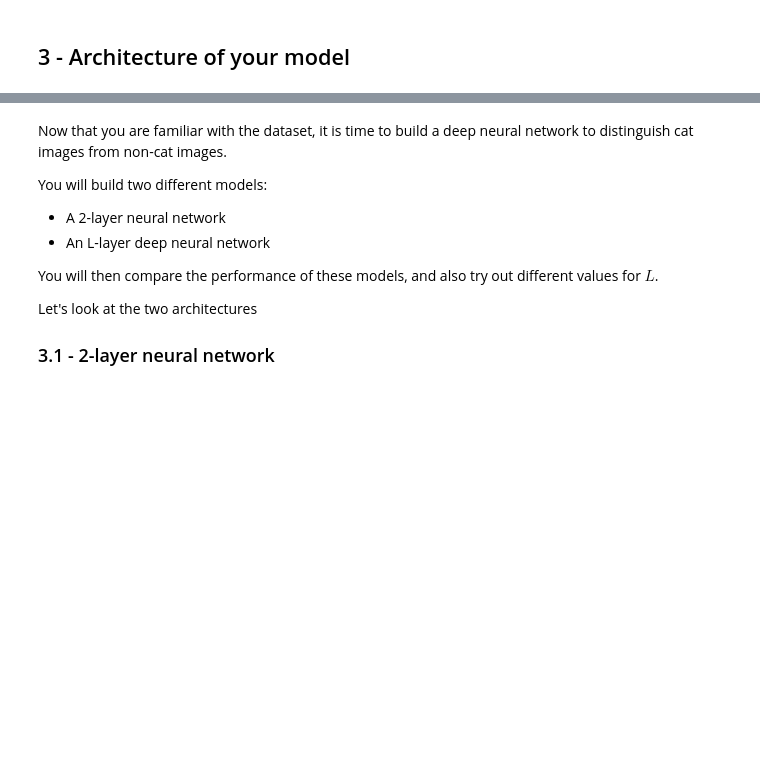
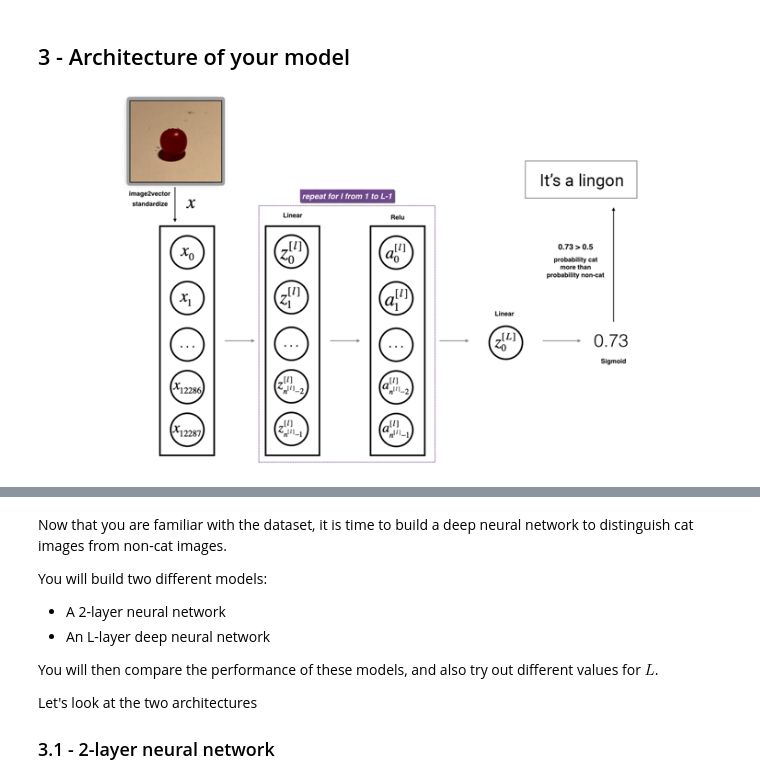
Before and after one commit to tomaslindstrom/Lingon_Deep_NN, a Jupyter notebook: Lingon- Deep Neural Network -HDF5.ipynb, the cells around one changed output, grey strips where cells are left out. Cells and saved outputs as stored; diff of their text form; code cells hidden in the pictures; blank space fills up the shorter version.

Commit message:
Update Lingon- Deep Neural Network -HDF5.ipynb
Updated with imgages.

```diff
--- a/Lingon- Deep Neural Network -HDF5.ipynb
+++ b/Lingon- Deep Neural Network -HDF5.ipynb
@@ -252,6 +252,14 @@ test_x's shape: (12288, 52)
 $12,288$ equals $64 \times 64 \times 3$ which is the size of one reshaped image vector.
 # %% [markdown]
 ## 3 - Architecture of your model
+# %%
+#Only execute to display image in GIT
+im_LlayerNN_kiank_lingon = Image.open("images/LlayerNN_kiank_lingon.png")
+size = 750, 450
+im_LlayerNN_kiank_lingon.thumbnail(size)
+display(im_LlayerNN_kiank_lingon)
+# %% [output]
+[figure, added]
 # %% [markdown]
 <img src="images/LlayerNN_kiank_lingon.png" style="width:850px;height:400px;">
 <caption><center> <u>Figure 3</u>: L-layer neural network. <br> The model can be summarized as: ***[LINEAR -> RELU] $\times$ (L-1) -> LINEAR -> SIGMOID***</center></caption>
```
